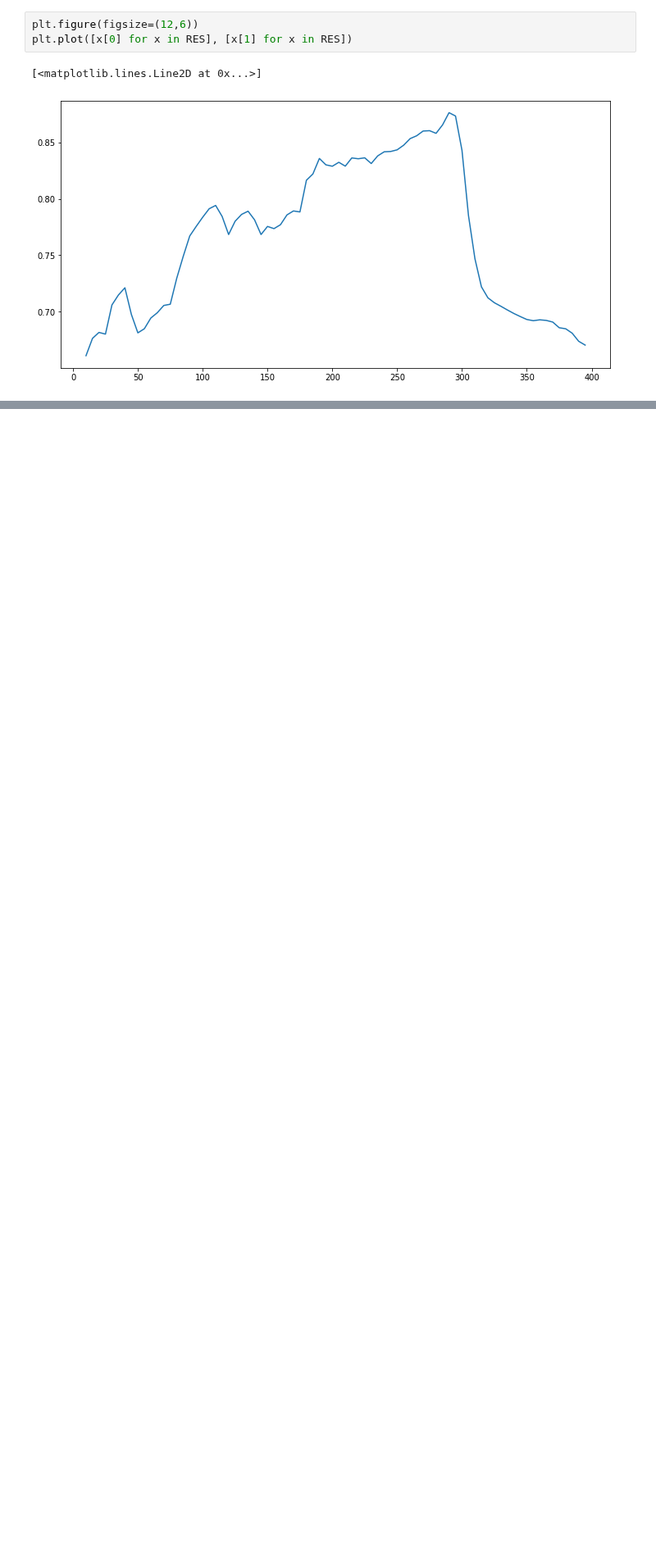
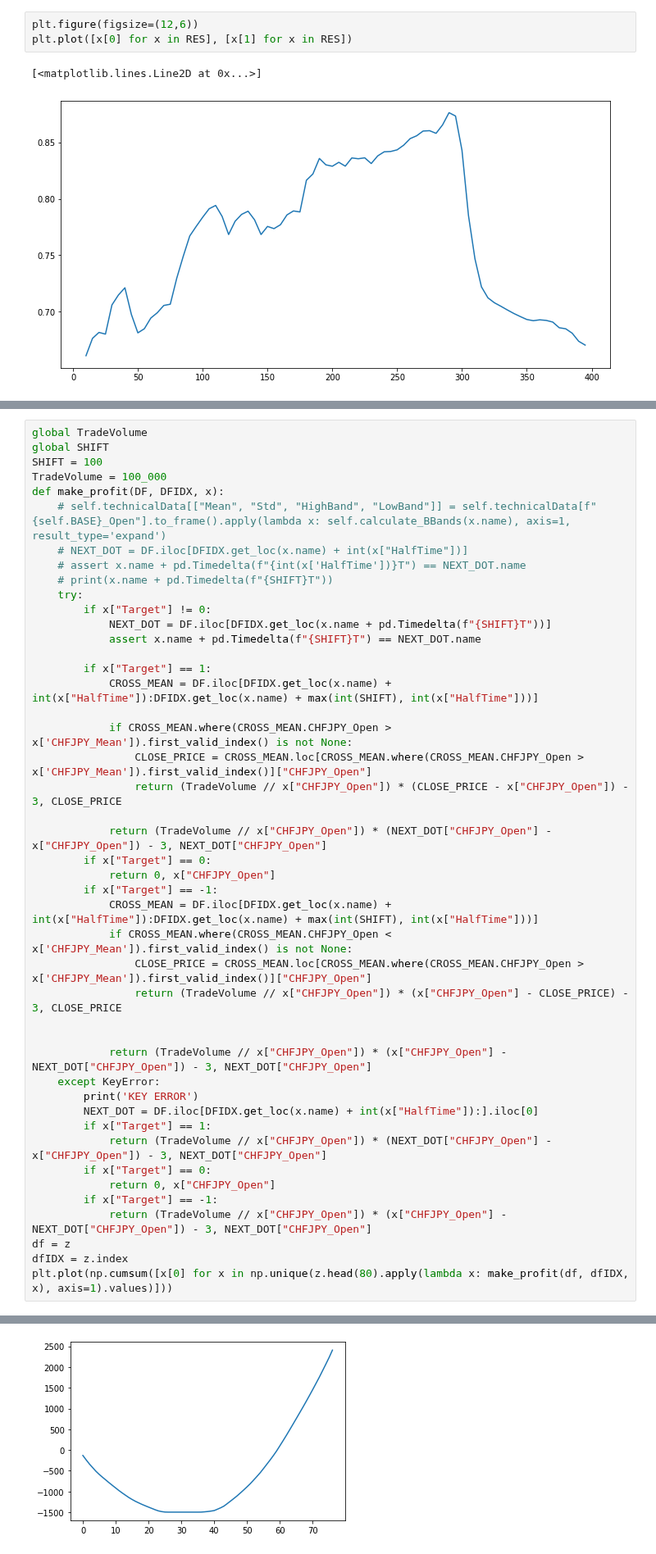
Before and after one commit to Molozey/algo-andrii, a Jupyter notebook: meanPrediction/mainTesting.ipynb, the cells around one changed output, grey strips where cells are left out. Shown at 82% size. Cells and saved outputs as stored; diff of their text form; blank space fills up the shorter version.

```diff
--- a/meanPrediction/mainTesting.ipynb
+++ b/meanPrediction/mainTesting.ipynb
@@ -578,0 +687,46 @@ strategy.technicalData
+# %%
+global TradeVolume
+global SHIFT
+SHIFT = 100
+TradeVolume = 100_000
+def make_profit(DF, DFIDX, x):
+    # self.technicalData[["Mean", "Std", "HighBand", "LowBand"]] = self.technicalData[f"{self.BASE}_Open"].to_frame().apply(lambda x: self.calculate_BBands(x.name), axis=1, result_type='expand')
+    # NEXT_DOT = DF.iloc[DFIDX.get_loc(x.name) + int(x["HalfTime"])]
+    # assert x.name + pd.Timedelta(f"{int(x['HalfTime'])}T") == NEXT_DOT.name
+    # print(x.name + pd.Timedelta(f"{SHIFT}T"))
+    try:
+        if x["Target"] != 0:
+            NEXT_DOT = DF.iloc[DFIDX.get_loc(x.name + pd.Timedelta(f"{SHIFT}T"))]
+            assert x.name + pd.Timedelta(f"{SHIFT}T") == NEXT_DOT.name
+
+        if x["Target"] == 1:
+            CROSS_MEAN = DF.iloc[DFIDX.get_loc(x.name) + int(x["HalfTime"]):DFIDX.get_loc(x.name) + max(int(SHIFT), int(x["HalfTime"]))]
+
+            if CROSS_MEAN.where(CROSS_MEAN.CHFJPY_Open > x['CHFJPY_Mean']).first_valid_index() is not None:
+                CLOSE_PRICE = CROSS_MEAN.loc[CROSS_MEAN.where(CROSS_MEAN.CHFJPY_Open > x['CHFJPY_Mean']).first_valid_index()]["CHFJPY_Open"]
+                return (TradeVolume // x["CHFJPY_Open"]) * (CLOSE_PRICE - x["CHFJPY_Open"]) - 3, CLOSE_PRICE
+
+            return (TradeVolume // x["CHFJPY_Open"]) * (NEXT_DOT["CHFJPY_Open"] - x["CHFJPY_Open"]) - 3, NEXT_DOT["CHFJPY_Open"]
+        if x["Target"] == 0:
+            return 0, x["CHFJPY_Open"]
+        if x["Target"] == -1:
+            CROSS_MEAN = DF.iloc[DFIDX.get_loc(x.name) + int(x["HalfTime"]):DFIDX.get_loc(x.name) + max(int(SHIFT), int(x["HalfTime"]))]
+            if CROSS_MEAN.where(CROSS_MEAN.CHFJPY_Open < x['CHFJPY_Mean']).first_valid_index() is not None:
+                CLOSE_PRICE = CROSS_MEAN.loc[CROSS_MEAN.where(CROSS_MEAN.CHFJPY_Open > x['CHFJPY_Mean']).first_valid_index()]["CHFJPY_Open"]
+                return (TradeVolume // x["CHFJPY_Open"]) * (x["CHFJPY_Open"] - CLOSE_PRICE) - 3, CLOSE_PRICE
+
+
+            return (TradeVolume // x["CHFJPY_Open"]) * (x["CHFJPY_Open"] - NEXT_DOT["CHFJPY_Open"]) - 3, NEXT_DOT["CHFJPY_Open"]
+    except KeyError:
+        print('KEY ERROR')
+        NEXT_DOT = DF.iloc[DFIDX.get_loc(x.name) + int(x["HalfTime"]):].iloc[0]
+        if x["Target"] == 1:
+            return (TradeVolume // x["CHFJPY_Open"]) * (NEXT_DOT["CHFJPY_Open"] - x["CHFJPY_Open"]) - 3, NEXT_DOT["CHFJPY_Open"]
+        if x["Target"] == 0:
+            return 0, x["CHFJPY_Open"]
+        if x["Target"] == -1:
+            return (TradeVolume // x["CHFJPY_Open"]) * (x["CHFJPY_Open"] - NEXT_DOT["CHFJPY_Open"]) - 3, NEXT_DOT["CHFJPY_Open"]
+df = z
+dfIDX = z.index
+plt.plot(np.cumsum([x[0] for x in np.unique(z.head(80).apply(lambda x: make_profit(df, dfIDX, x), axis=1).values)]))
+# %% [output]
@@ -578,0 +734 @@ strategy.technicalData
+[figure, added]
```
Also changed, not shown: parts of 7 cells of this notebook, 4 other files.
